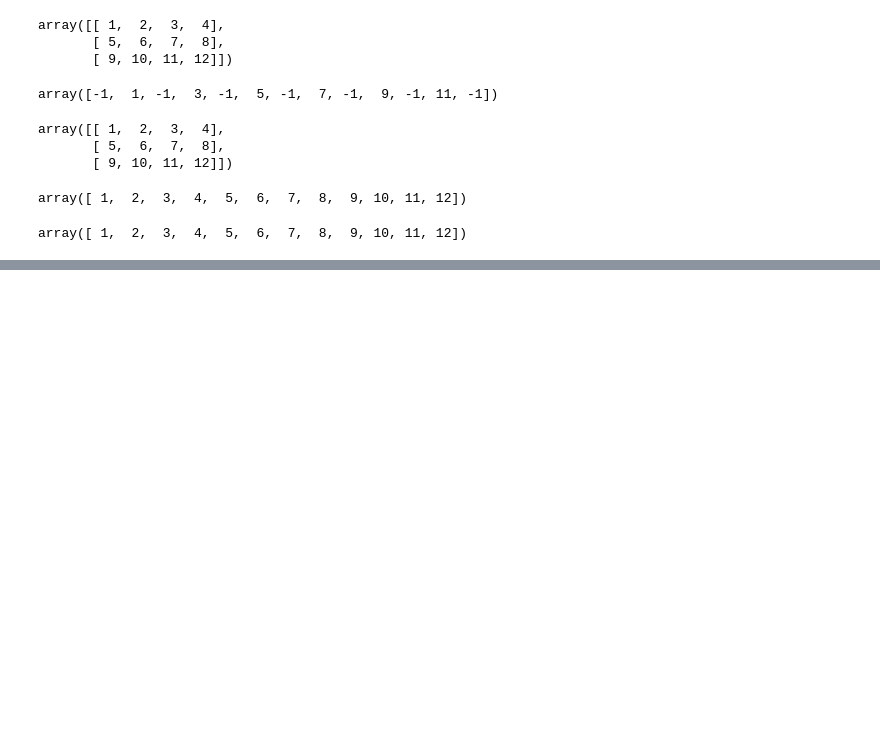
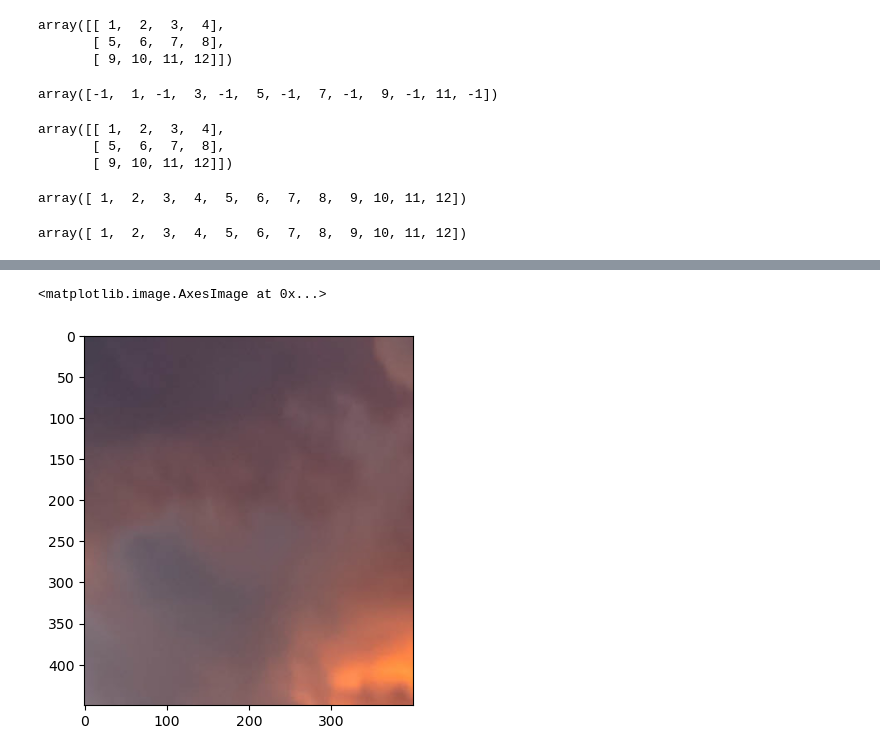
Before and after one commit to jeeet0700/Numpy, a Jupyter notebook: Numpy Final-Cut.ipynb, the cells around one changed output, grey strips where cells are left out. Drawn from its saved outputs; the diff is of its cells as text; code cells hidden in the pictures; blank space fills up the shorter version.

```diff
--- a/Numpy Final-Cut.ipynb
+++ b/Numpy Final-Cut.ipynb
@@ -1719,0 +1986,5 @@ array([6041,   25, 5461, 4545, 4340, 1230,   61, 1258, 3148, 4687, 3519,
+# %%
+plt.imshow(image[1000:1450,100:500,:])
+# %% [output]
+<matplotlib.image.AxesImage at 0x...>
+[figure, added]
```
Also changed, not shown: parts of 135 cells of this notebook.
